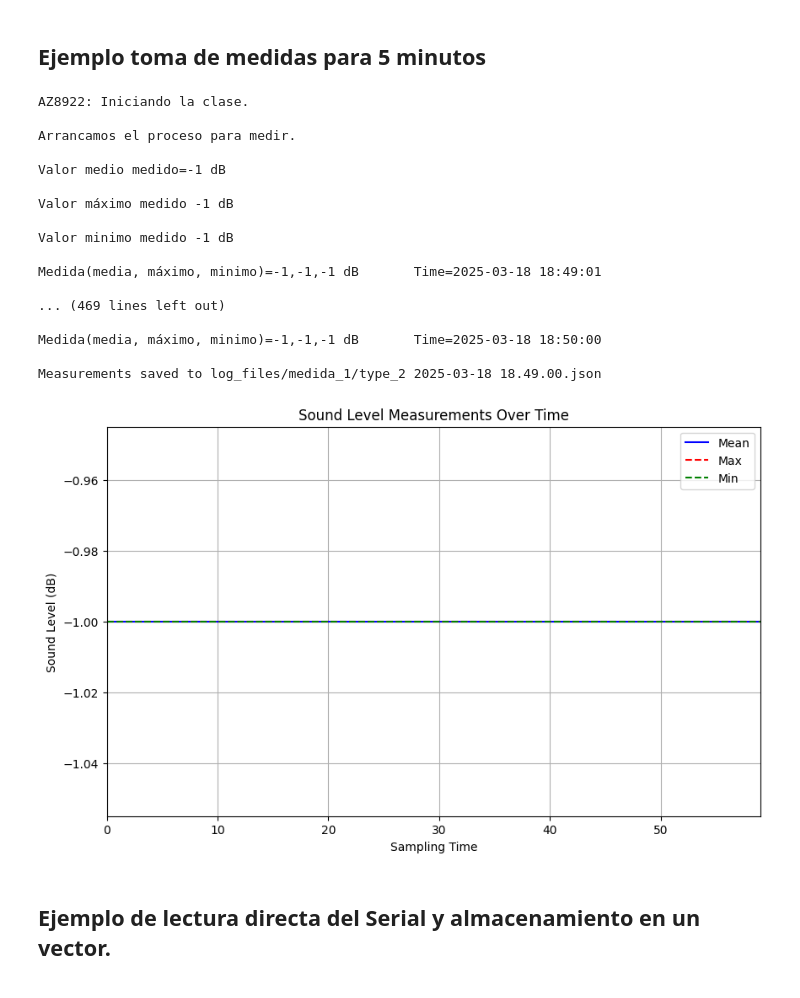
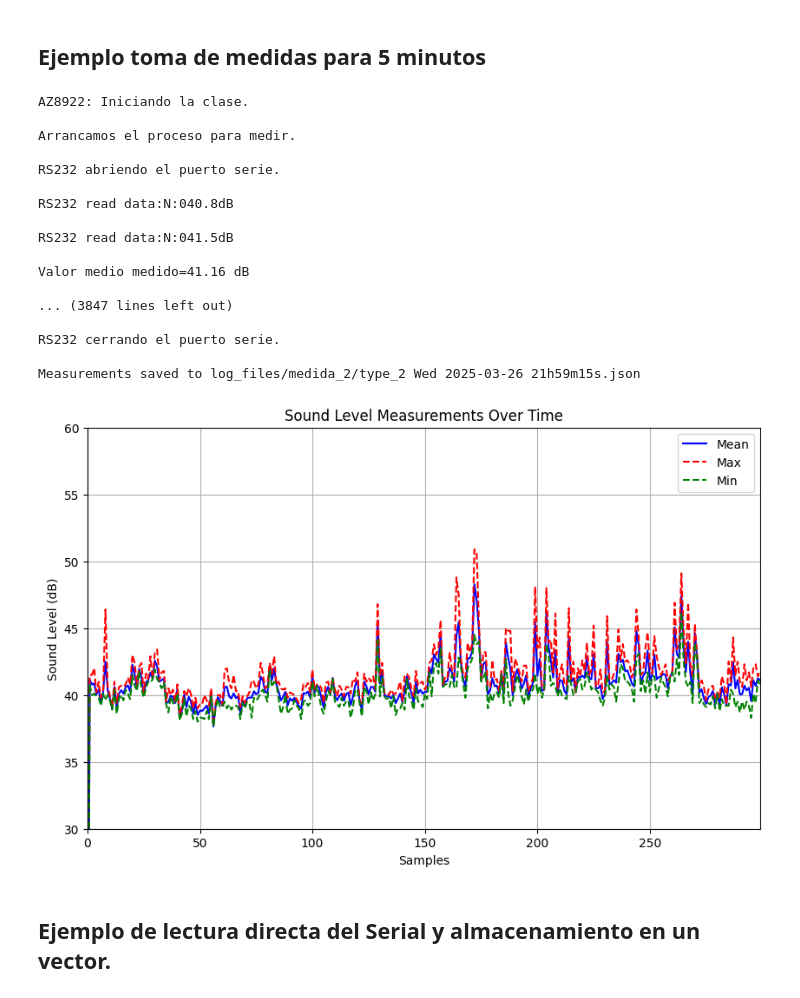
Before and after one commit to vanishady/SoundLevelMeter, a Jupyter notebook: Medida_2.ipynb, the cells around one changed output. Drawn from its saved outputs; the diff is of its cells as text; code cells hidden in the pictures.

```diff
--- a/Medida_2.ipynb
+++ b/Medida_2.ipynb
@@ -15,6 +16,9 @@ import os
 path = 'log_files/medida_2'
 if not os.path.exists(path):
     os.makedirs(path)
+
+# global port variable
+SELECTED_PORT = 'COM3'
 # %%
 import threading
 import time
@@ -142,7 +146,7 @@ running = True  # Thread running condition.
 
 
 #Llamada a la función y crea objeto de la clase AZ8922
-port_AZ8922 = 'COM4'
+port_AZ8922 = SELECTED_PORT
 sound_level_meter = AZ8922(port_AZ8922)
 
 print(Green+"Arrancamos el proceso para medir.\n")
@@ -263,7 +273,7 @@ running = True
 
 
 #Llamada a la función y crea objeto de la clase AZ8922
-port_AZ8922 = 'COM4'
+port_AZ8922 = SELECTED_PORT
 sound_level_meter = AZ8922(port_AZ8922)
 
 print(Green+"Arrancamos el proceso para medir.\n")
@@ -311,47 +321,51 @@ AZ8922: Iniciando la clase.
 
 Arrancamos el proceso para medir.
 
-Valor medio medido=-1 dB
+RS232 abriendo el puerto serie.
 
-Valor máximo medido -1 dB
+RS232 read data:N:040.8dB
 
-Valor minimo medido -1 dB
+RS232 read data:N:041.5dB
 
-Medida(media, máximo, minimo)=-1,-1,-1 dB       Time=2025-03-18 18:49:01
+Valor medio medido=41.16 dB
 
-... (469 lines left out)
+... (3847 lines left out)
 
-Medida(media, máximo, minimo)=-1,-1,-1 dB       Time=2025-03-18 18:50:00
+RS232 cerrando el puerto serie.
 
-Measurements saved to log_files/medida_1/type_2 2025-03-18 18.49.00.json
+Measurements saved to log_files/medida_2/type_2 Wed 2025-03-26 21h59m15s.json
 # %%
 import matplotlib.pyplot as plt
+
+pic_path = 'Pics/medida_2/type_2 '+format_time(time.time(), True)
 
 # Load the measurements from the JSON file.
 with open(json_file, 'r') as f:
     measurements = json.load(f)
 
 times = [m["time"] for m in measurements]
 means = [m["mean"] for m in measurements]
 maxs = [m["max"] for m in measurements]
 mins = [m["min"] for m in measurements]
 
 m_number = list(range(0,len(measurements)))
 
 # Plot the measurements
 plt.figure(figsize=(10, 6))
 plt.plot(m_number, means, label="Mean", color="blue")
 plt.plot(m_number, maxs, label="Max", color="red", linestyle="--")
 plt.plot(m_number, mins, label="Min", color="green", linestyle="--")
 plt.xlim(0, len(measurements)-1)
-plt.xlabel("Sampling Time")
+plt.ylim(30, 60)
+plt.xlabel("Samples")
 plt.ylabel("Sound Level (dB)")
 plt.title("Sound Level Measurements Over Time")
 plt.legend()
 plt.grid(True)
+plt.savefig(pic_path+'.png')
 plt.show()
 # %% [output]
-[figure, old version]
+[figure, new version]
 # %% [markdown]
 ## Ejemplo de lectura directa del Serial y almacenamiento en un vector.
 # %%
```
Also changed, not shown: parts of 5 cells of this notebook, 50 other files.
